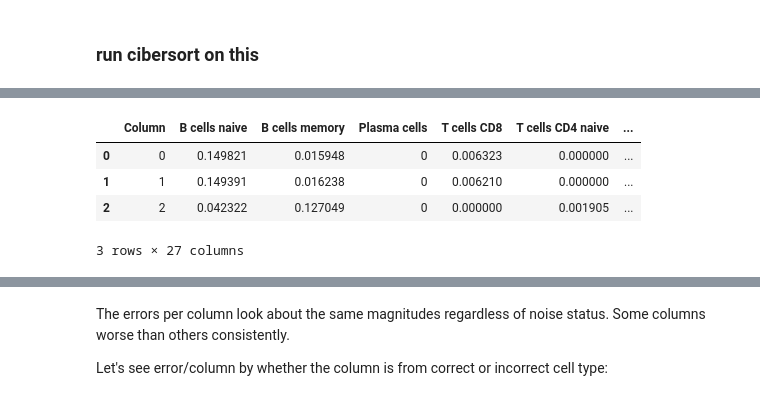
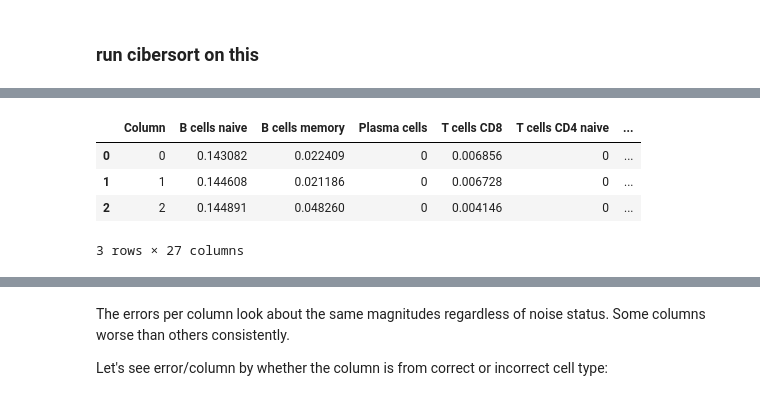
Before and after one commit to hammerlab/immune-infiltrate-explorations, a Jupyter notebook: Evaluating the deconvolution once we have a basis matrix.ipynb, the cells around one changed output, grey strips where cells are left out. Cells and saved outputs as stored; diff of their text form; code cells hidden in the pictures.

```diff
--- a/Evaluating the deconvolution once we have a basis matrix.ipynb
+++ b/Evaluating the deconvolution once we have a basis matrix.ipynb
@@ -731,17 +758,17 @@ Column  B cells naive   B cells memory  Plasma cells    T cells CD8     T cells
 # %%
 results2 = """
 Column	B cells naive	B cells memory	Plasma cells	T cells CD8	T cells CD4 naive	T cells CD4 memory resting	T cells CD4 memory activated	T cells follicular helper	T cells regulatory (Tregs)	T cells gamma delta	NK cells resting	NK cells activated	Monocytes	Macrophages M0	Macrophages M1	Macrophages M2	Dendritic cells resting	Dendritic cells activated	Mast cells resting	Mast cells activated	Eosinophils	Neutrophils	P-value	Pearson Correlation	RMSE
-0	0.14982057100503043	0.015948300720959083	0	0.006323083441197599	0	0.012651010022335832	6.717509469405661E-4	0.043212055776694125	0.7425223815404285	0	0	0.007180611409851871	0.002846844472348345	0.0020898774475384798	0.002802667788196814	0	0.006102280684462129	0	0.006369969028170998	4.9704622928917E-4	0	9.61549486556013E-4	0.0	0.9296312058888242	0.42179656619478945
-1	0.1493908206681424	0.01623846019718687	0	0.0062098851788905665	0	0.012824000573624898	5.063049538920099E-4	0.04286498773182025	0.7423834390965147	0	0	0.00796690533750149	0.00279224186808749	0.0021413983317062667	0.002794662315321037	0	0.00578111671417886	0	0.007137722624923614	0	0	9.680544082095135E-4	0.0	0.9296118552509411	0.42191113651613743
-2	0.042321938138843475	0.1270486848488944	0	0	0.0019047715386165099	0	0	0.020672166542694315	0.7703156973279989	0.0021190037566370533	0	0.006895334401593652	0.0022439261047836655	0.0048461795791647725	0.0019641515086535684	0	0.010672222543579059	0	0	0.008995923708540639	0	0	0.0	0.9150525885711576	0.44694887066985195
+0	0.14308210607547053	0.02240907113784131	0	0.006856197565217613	0	0.014039875494356356	2.6674576451458855E-4	0.04243286822744824	0.7396212667617615	0	0	0.008739321411854831	0.003026964416642132	0.0020017166006392074	0.002863238918337194	6.342134028547625E-4	0.0050846090643444555	0	0.007843631554443616	0	0	0.0010981736042735791	0.0	0.9274457944356354	0.4264016358583769
+1	0.14460812160782474	0.02118569211201633	0	0.006727580752735839	0	0.014050615091325757	5.891664002504818E-4	0.04268126248142124	0.7391498651236675	0	0	0.008561823288383452	0.002956766363244232	0.0025554343330681326	0.0028562692641548497	2.3456182451571896E-4	0.004977060181037416	0	0.007752885981562611	0	0	0.0011128951947916707	0.0	0.927399783865472	0.42652768717985634
+2	0.14489137242699265	0.04825967476905453	0	0.004146419778764531	0	0.026256727250120866	0	0.030808628255996756	0.7103501736745353	0	0	0.013924131641280691	0.0016411289745714543	0.00321037134414586	0.002291991732229127	4.839035447653097E-4	0.004323068251612118	0	0.008089831114138793	0	0	0.0013225772417920082	0.0	0.9192048417964267	0.44706998187441405
 """
 results2 = pd.read_csv(StringIO(results2), sep='\t')
 results2.head()
 # %% [output]
 |  | Column | B cells naive | B cells memory | Plasma cells | T cells CD8 | T cells CD4 naive | ... |
-| 0 | 0 | 0.149821 | 0.015948 | 0 | 0.006323 | 0.000000 | ... |
-| 1 | 1 | 0.149391 | 0.016238 | 0 | 0.006210 | 0.000000 | ... |
-| 2 | 2 | 0.042322 | 0.127049 | 0 | 0.000000 | 0.001905 | ... |
+| 0 | 0 | 0.143082 | 0.022409 | 0 | 0.006856 | 0 | ... |
+| 1 | 1 | 0.144608 | 0.021186 | 0 | 0.006728 | 0 | ... |
+| 2 | 2 | 0.144891 | 0.048260 | 0 | 0.004146 | 0 | ... |
 3 rows × 27 columns
 # %%
 del results2['Unnamed: 26']
```
Also changed, not shown: parts of 63 cells of this notebook, 4 other files.
